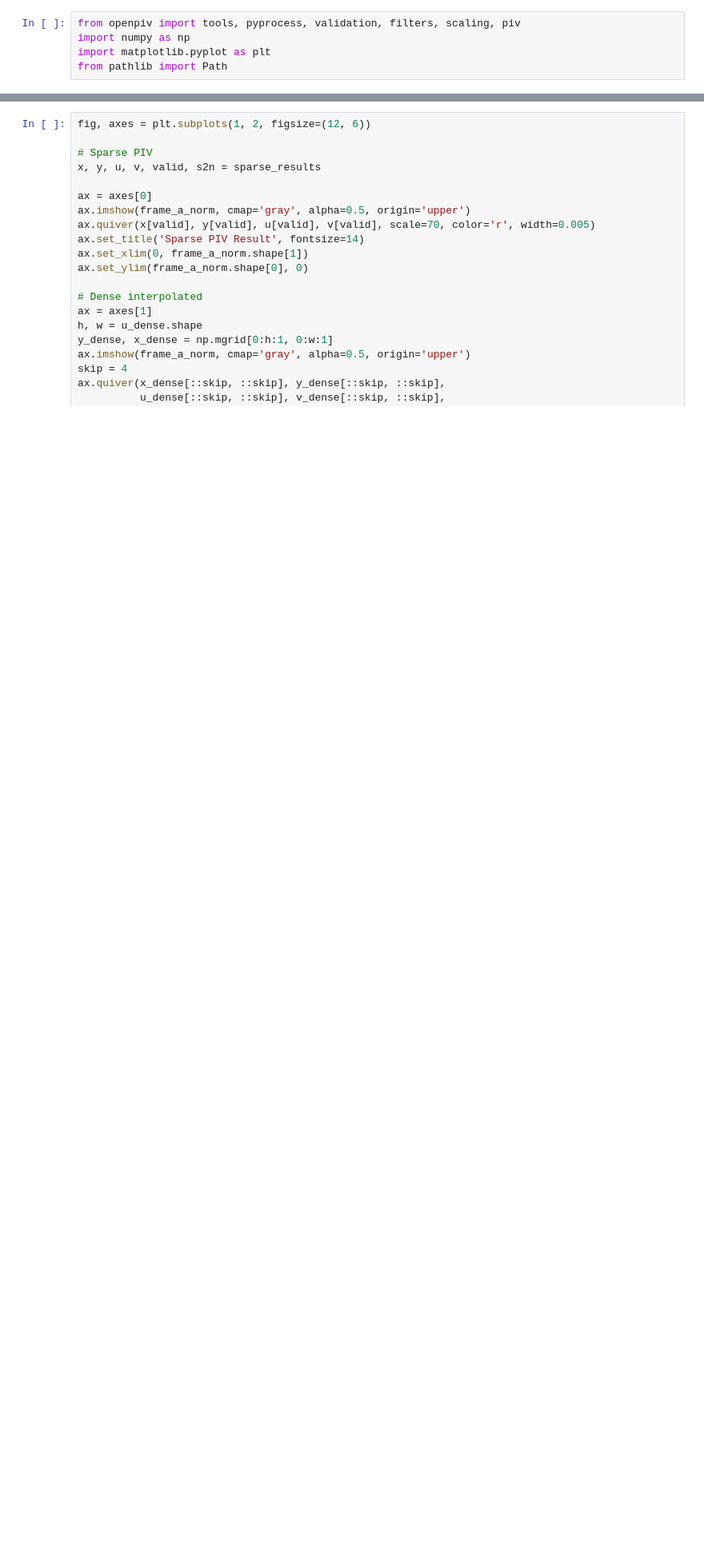
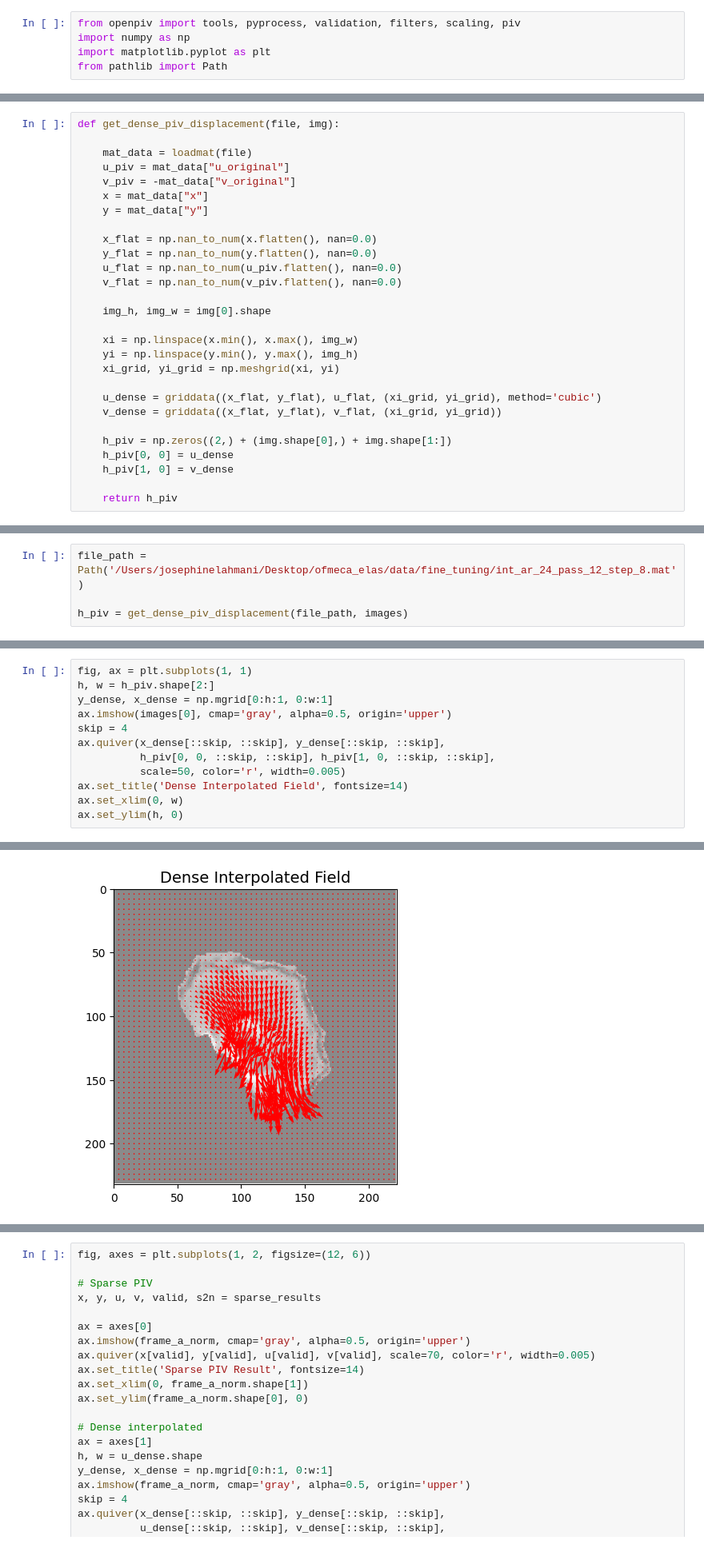
Before and after one commit to bia-pasteur/ofmeca_elas, a Jupyter notebook: mechanics/examples/tests.ipynb, the cells around one changed output, grey strips where cells are left out. Shown at 80% size. Drawn from its saved outputs; the diff is of its cells as text; blank space fills up the shorter version.

```diff
--- a/mechanics/examples/tests.ipynb
+++ b/mechanics/examples/tests.ipynb
@@ -30,0 +22,28 @@ axes[2].imshow(frame_a_norm - frame_b_norm)
+# %%
+def get_dense_piv_displacement(file, img):
+
+    mat_data = loadmat(file)
+    u_piv = mat_data["u_original"]
+    v_piv = -mat_data["v_original"]
+    x = mat_data["x"]
+    y = mat_data["y"]
+
+    x_flat = np.nan_to_num(x.flatten(), nan=0.0)
+    y_flat = np.nan_to_num(y.flatten(), nan=0.0)
+    u_flat = np.nan_to_num(u_piv.flatten(), nan=0.0)
+    v_flat = np.nan_to_num(v_piv.flatten(), nan=0.0)
+
+    img_h, img_w = img[0].shape
+
+    xi = np.linspace(x.min(), x.max(), img_w)
+    yi = np.linspace(y.min(), y.max(), img_h)
+    xi_grid, yi_grid = np.meshgrid(xi, yi)
+
+    u_dense = griddata((x_flat, y_flat), u_flat, (xi_grid, yi_grid), method='cubic')
+    v_dense = griddata((x_flat, y_flat), v_flat, (xi_grid, yi_grid))
+
+    h_piv = np.zeros((2,) + (img.shape[0],) + img.shape[1:])
+    h_piv[0, 0] = u_dense
+    h_piv[1, 0] = v_dense
+
+    return h_piv
@@ -30,0 +105,4 @@ axes[2].imshow(frame_a_norm - frame_b_norm)
+# %%
+file_path = Path('/Users/josephinelahmani/Desktop/ofmeca_elas/data/fine_tuning/int_ar_24_pass_12_step_8.mat')
+
+h_piv = get_dense_piv_displacement(file_path, images)
@@ -30,0 +115,13 @@ axes[2].imshow(frame_a_norm - frame_b_norm)
+# %%
+fig, ax = plt.subplots(1, 1)
+h, w = h_piv.shape[2:]
+y_dense, x_dense = np.mgrid[0:h:1, 0:w:1]
+ax.imshow(images[0], cmap='gray', alpha=0.5, origin='upper')
+skip = 4
+ax.quiver(x_dense[::skip, ::skip], y_dense[::skip, ::skip],
+          h_piv[0, 0, ::skip, ::skip], h_piv[1, 0, ::skip, ::skip],
+          scale=50, color='r', width=0.005)
+ax.set_title('Dense Interpolated Field', fontsize=14)
+ax.set_xlim(0, w)
+ax.set_ylim(h, 0)
+# %% [output]
@@ -31,3 +129,4 @@ axes[2].imshow(frame_a_norm - frame_b_norm)
+[figure, added]
 # %%
 from scipy.interpolate import griddata
 
```
Also changed, not shown: parts of 22 cells of this notebook, 17 other files.
